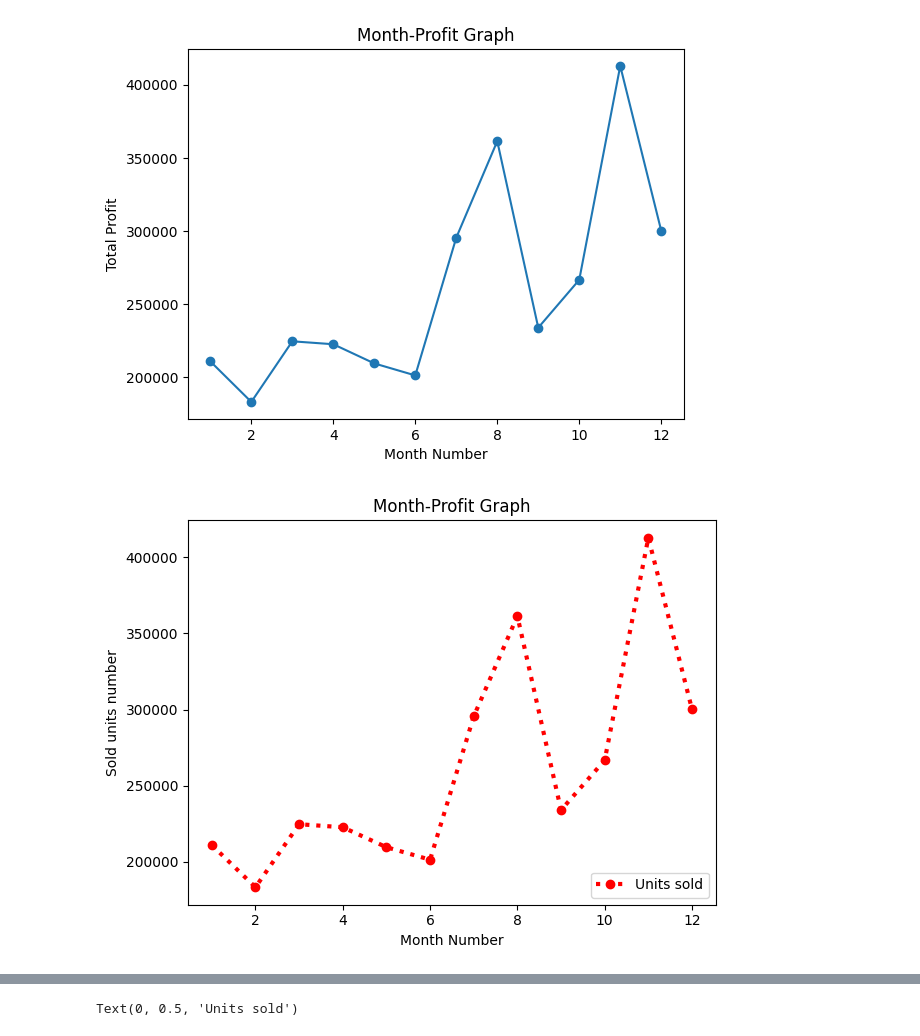
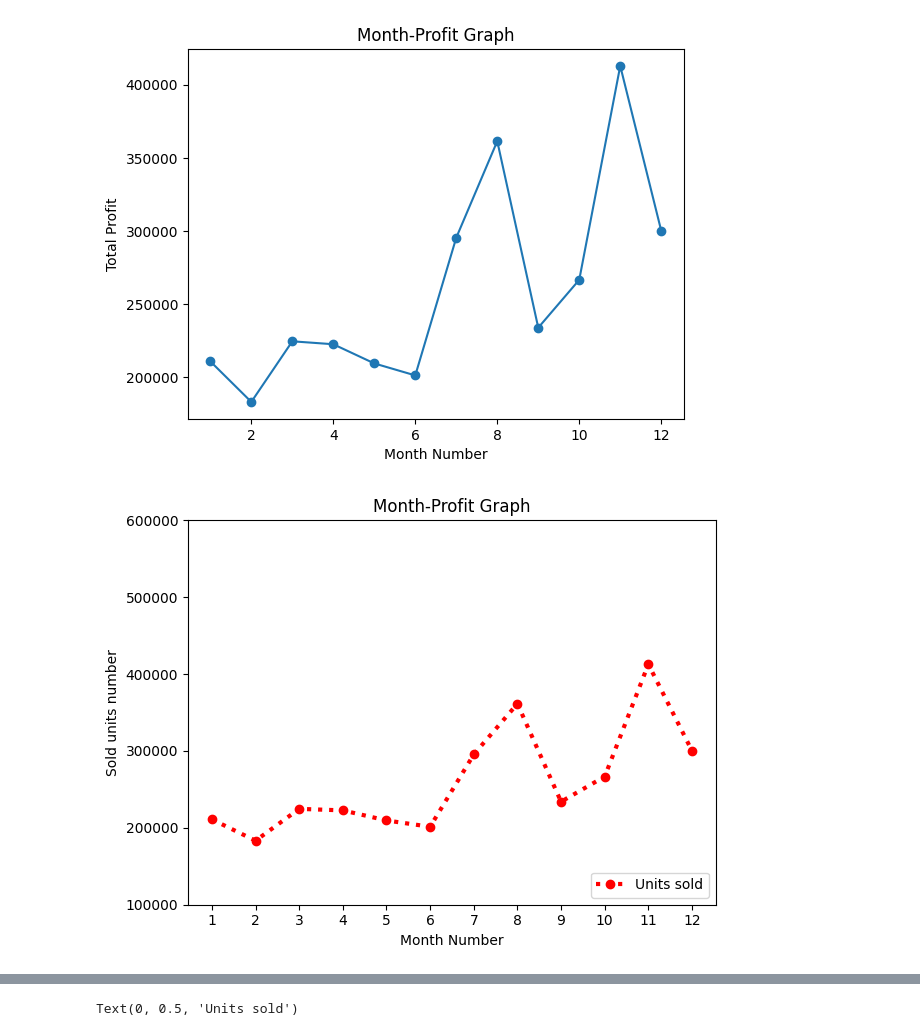
Before and after one commit to JoeVA2020/DS_OCT_ML, a Jupyter notebook: Mathplot/company_sales.ipynb, the cells around one changed output, grey strips where cells are left out. Saved outputs shown, nothing was run; the diff lists cells and outputs as text; code cells hidden in the pictures.

```diff
--- a/Mathplot/company_sales.ipynb
+++ b/Mathplot/company_sales.ipynb
@@ -26,14 +26,16 @@ Text(0.5, 1.0, 'Month-Profit Graph')
 # %%
 #Q2
 plt.plot(df_m,df1,marker='o',linestyle='dotted',color='r',linewidth=3)
 lab=['Units sold']
 plt.xlabel('Month Number')
 plt.ylabel('Sold units number')
 plt.title("Month-Profit Graph")
+plt.xticks(df['month_number'])
+plt.yticks([100000,200000,300000,400000,500000,600000])
 plt.legend(loc='lower right',labels=lab)
 plt.tight_layout()
 # %% [output]
-[figure, old version]
+[figure, new version]
 # %%
 #q3
 for i in df.columns[1:-2]:
```
Also changed, not shown: parts of 3 cells of this notebook, 1 other file.
